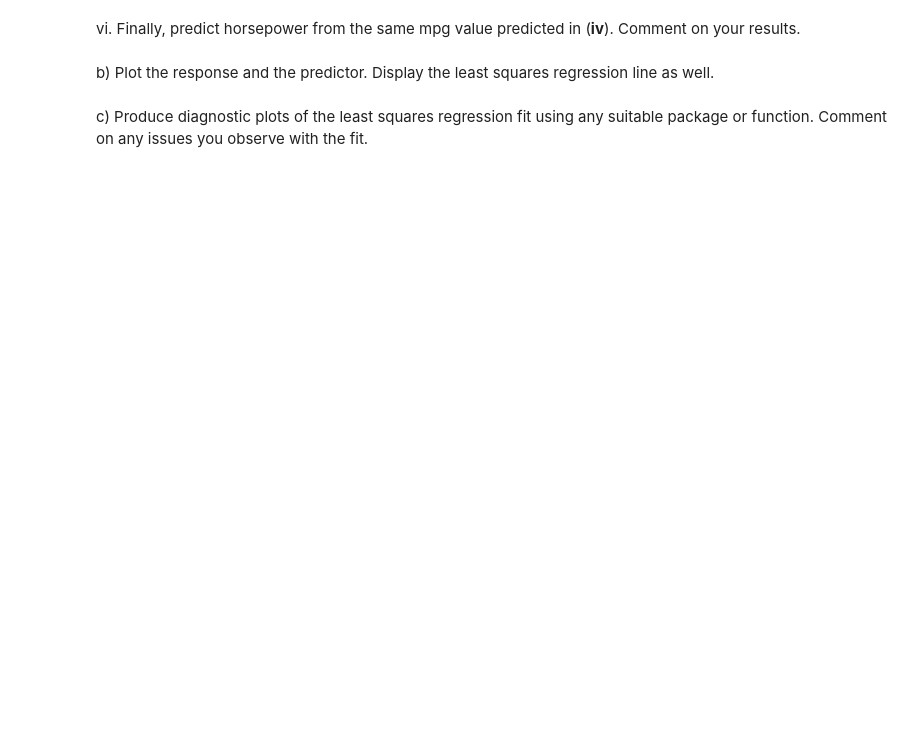
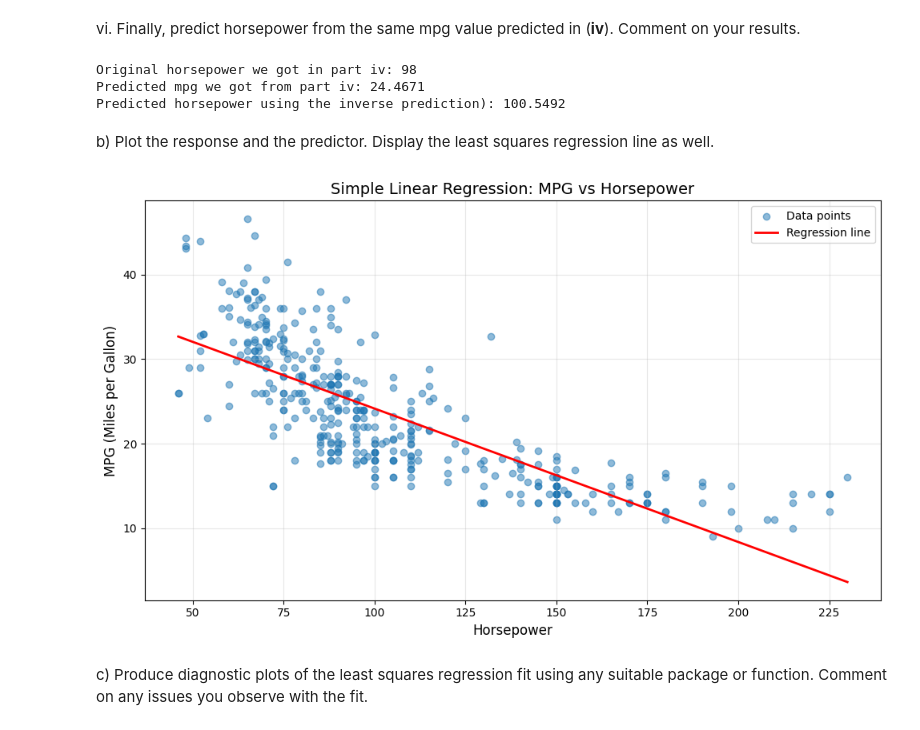
Before and after one commit to YashviKommidi/Machine_learning_26, a Jupyter notebook: INFO521_HW3.ipynb, the cells around one changed output. Saved outputs shown, nothing was run; the diff lists cells and outputs as text; code cells hidden in the pictures; blank space fills up the shorter version.

```diff
--- a/INFO521_HW3.ipynb
+++ b/INFO521_HW3.ipynb
@@ -132,15 +201,64 @@ v. Now, please briefly explain the main use of inverse predictions. List at leas
 # %% [markdown]
 vi. Finally, predict horsepower from the same mpg value predicted in (__iv__). Comment on your results.
 # %%
-# BEGIN SOLUTION
+# using the inverse prediction method which is predicting horsepower when mpg = 24.4671
+# We will be needing to swap X and y for inverse prediction
 
-# END SOLUTION
+# using the predicted mpg value which i got before, from part iv
+target_mpg = 24.4671
+
+# fitiing the inverse model: horsepower ~ mpg
+X_inverse = auto_clean['mpg']
+y_inverse = auto_clean['horsepower']
+X_inverse_const = sm.add_constant(X_inverse)
+
+# fitting the inverse model
+inverse_model = sm.OLS(y_inverse, X_inverse_const)
+inverse_results = inverse_model.fit()
+
+# predicting the horsepower when mpg = 24.4671
+new_mpg_data = np.array([[1, target_mpg]])
+inverse_prediction = inverse_results.get_prediction(new_mpg_data)
+predicted_horsepower = inverse_prediction.predicted_mean[0]
+
+print(f"Original horsepower we got in part iv: {new_horsepower}")
+print(f"Predicted mpg we got from part iv: {target_mpg:.4f}")
+print(f"Predicted horsepower using the inverse prediction): {predicted_horsepower:.4f}")
+# %% [output]
+Original horsepower we got in part iv: 98
+Predicted mpg we got from part iv: 24.4671
+Predicted horsepower using the inverse prediction): 100.5492
 # %% [markdown]
 b) Plot the response and the predictor. Display the least squares regression line as well.
 # %%
-# BEGIN SOLUTION
+import matplotlib.pyplot as plt
 
-# END SOLUTION
+# creating the scatter plot
+plt.figure(figsize=(10, 6))
+plt.scatter(auto_clean['horsepower'], auto_clean['mpg'], alpha=0.5, label='Data points')
+
+# adding the regression line
+# getting the regression line predictions
+horsepower_range = np.linspace(auto_clean['horsepower'].min(),
+                                auto_clean['horsepower'].max(),
+                                100)
+horsepower_range_const = sm.add_constant(horsepower_range)
+mpg_predicted = results.predict(horsepower_range_const)
+
+#creating the plot
+plt.plot(horsepower_range, mpg_predicted, color='red', linewidth=2, label='Regression line')
+
+# adding the labels and title for the graph
+plt.xlabel('Horsepower', fontsize=12)
+plt.ylabel('MPG (Miles per Gallon)', fontsize=12)
+plt.title('Simple Linear Regression: MPG vs Horsepower', fontsize=14)
+plt.legend()
+plt.grid(True, alpha=0.3)
+
+plt.tight_layout()
+plt.show()
+# %% [output]
+[figure, added]
 # %% [markdown]
 c) Produce diagnostic plots of the least squares regression fit using any suitable package or function. Comment on any issues you observe with the fit.
 # %%
```
Also changed, not shown: parts of 17 cells of this notebook, 1 other file.
